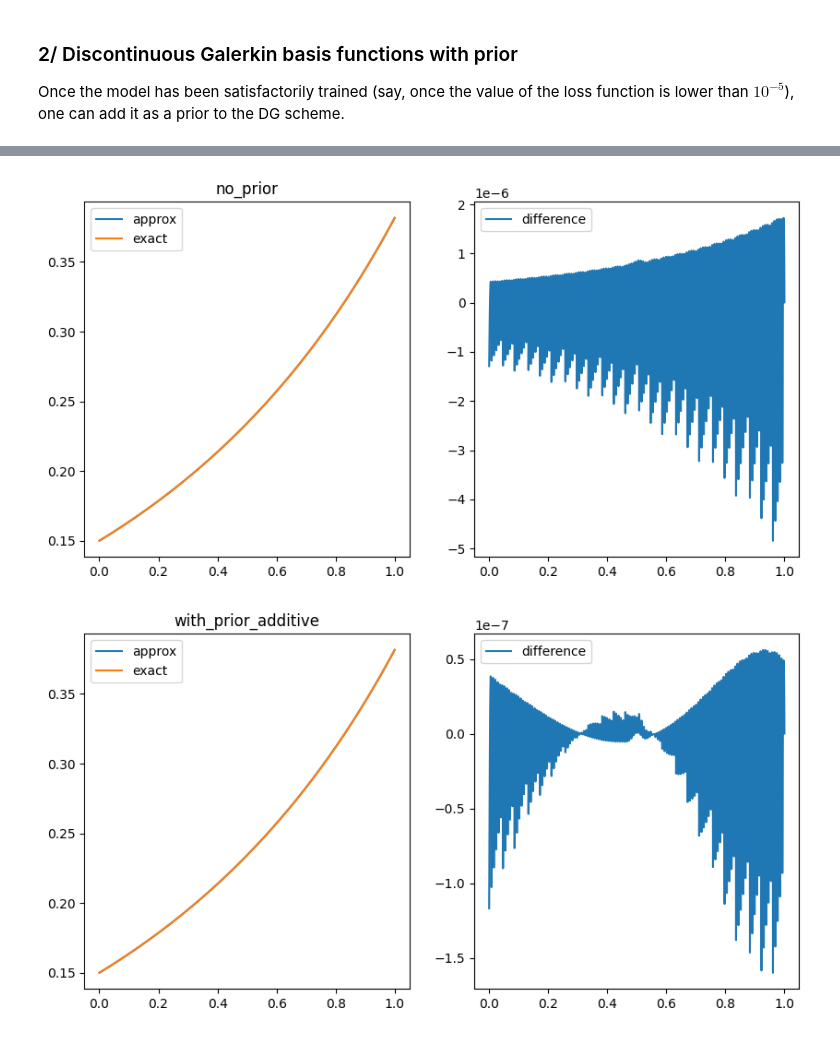
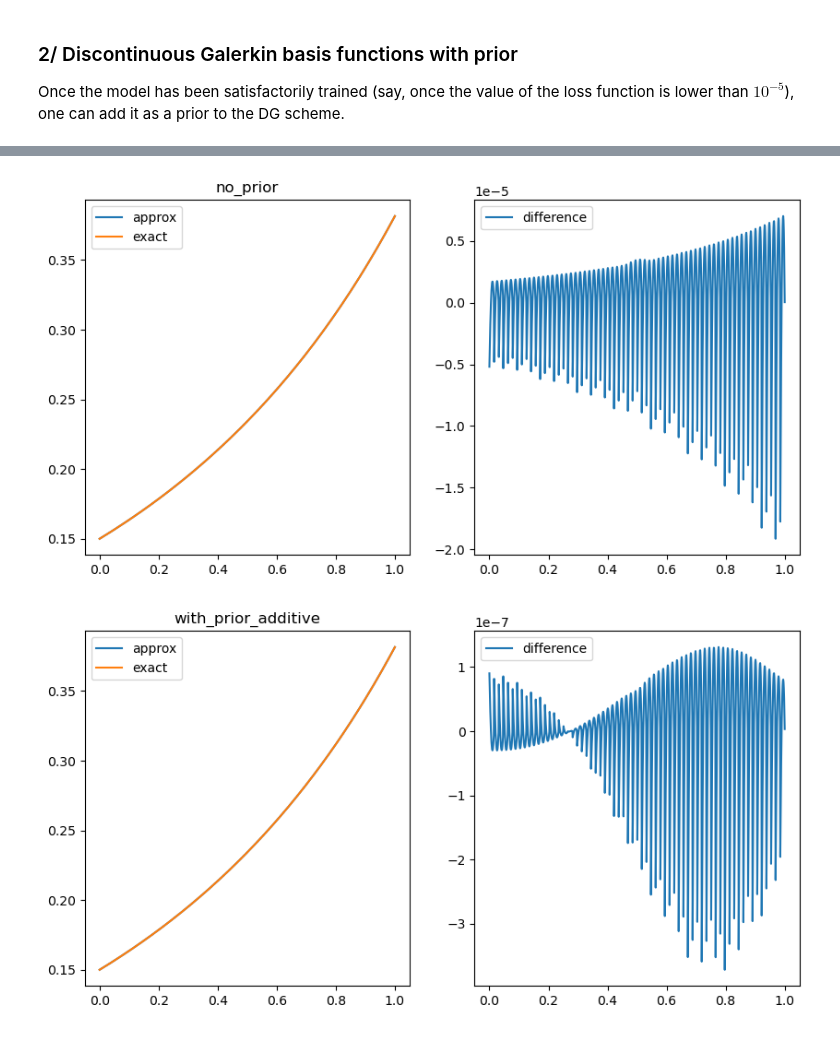
Before and after one commit to Victor-MichelDansac/DG-PINNs, a Jupyter notebook: enriched_DG_bases_transport.ipynb, the cells around one changed output, grey strips where cells are left out. Saved outputs shown, nothing was run; the diff lists cells and outputs as text; code cells hidden in the pictures.

```diff
--- a/enriched_DG_bases_transport.ipynb
+++ b/enriched_DG_bases_transport.ipynb
@@ -103,5 +117,5 @@ else:
     source = True  # approximation of a steady solution
     # source = False  # pure advection of a Gaussian bump
     end_time = 0.5 if source else 1  # final physical time
-    run_and_plot(categories, source=source, end_time=end_time, nx=128, nG=2)
+    run_and_plot(categories, source=source, end_time=end_time, nx=64, nG=2)
 # %% [output]
@@ -117,2 +131,2 @@ else:
-[figure, old version]
+[figure, new version]
-[figure, old version]
+[figure, new version]
```
Also changed, not shown: parts of 4 cells of this notebook, 2 other files.
